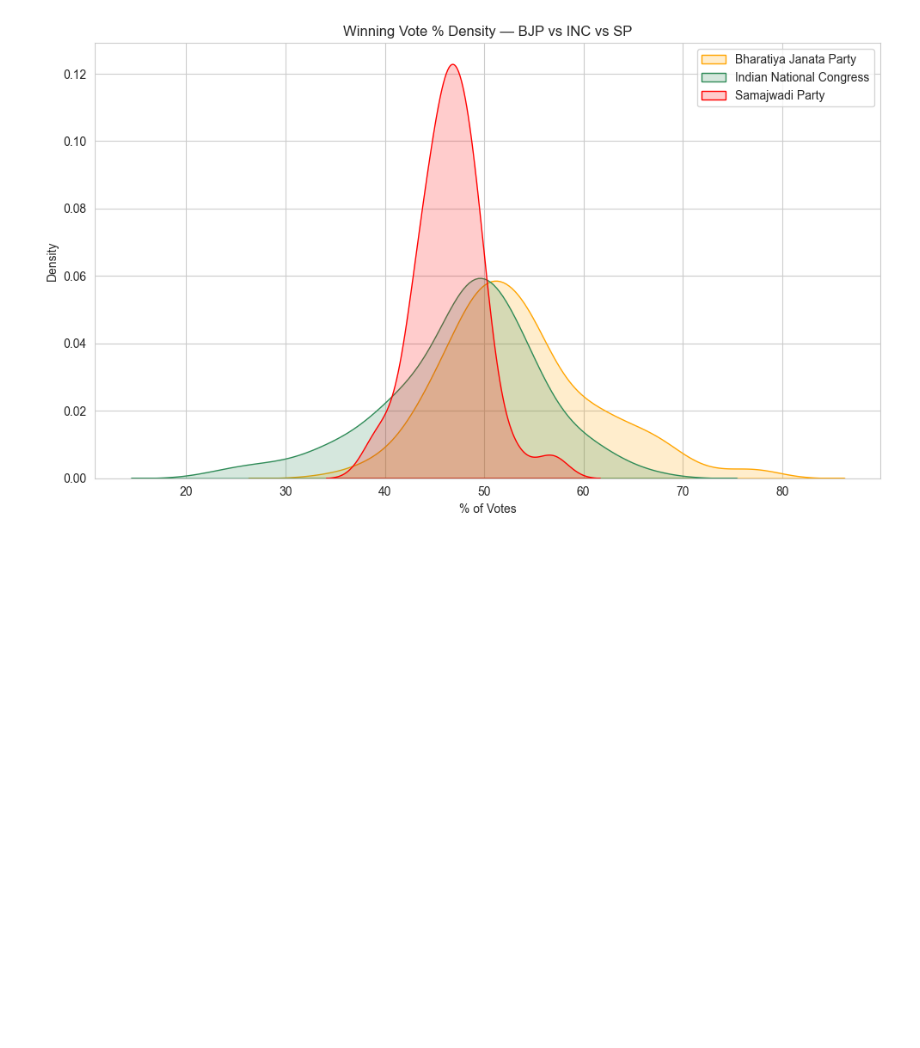
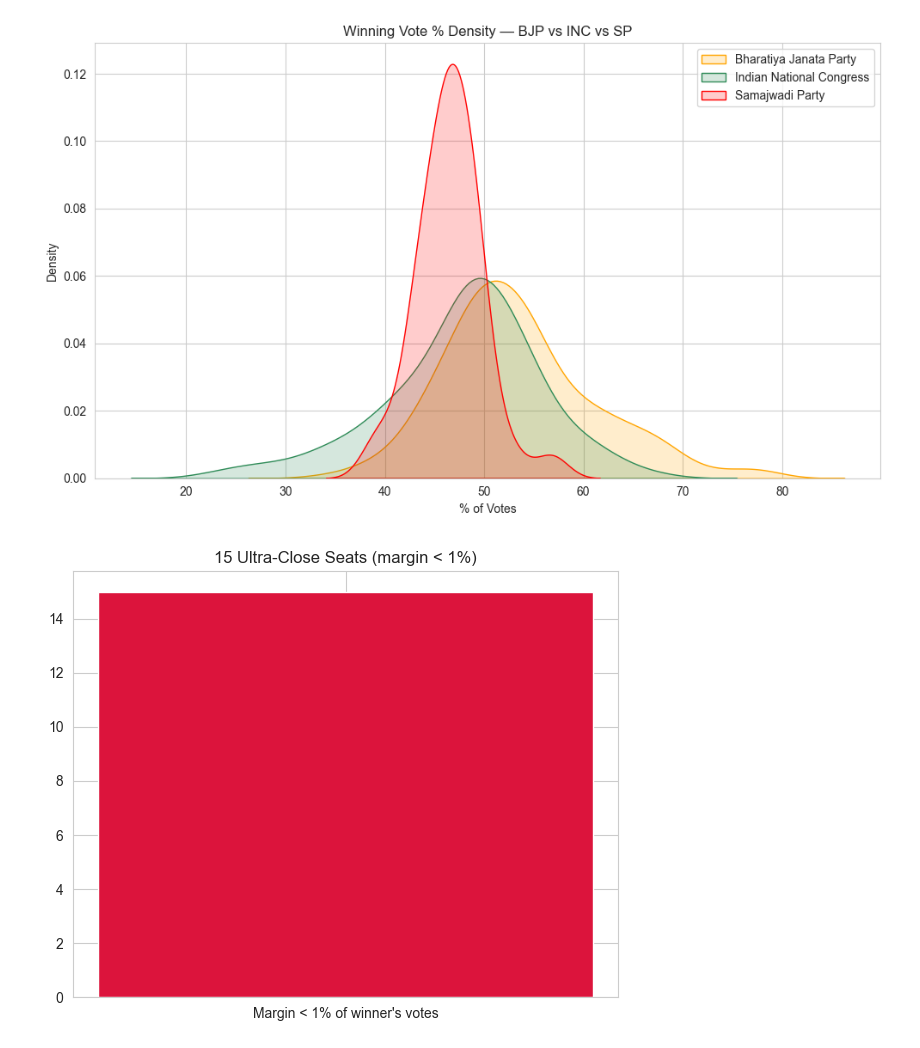
Before and after one commit to geershatisaxena/Election, a Jupyter notebook: res.ipynb, the cells around one changed output. Cells and saved outputs as stored; diff of their text form; code cells hidden in the pictures; blank space fills up the shorter version.

```diff
--- a/res.ipynb
+++ b/res.ipynb
@@ -1519,3 +1519,11 @@ plt.legend()
 plt.tight_layout()
 # %% [output]
 [figure]
+# %%
+ultra_close = merged[merged["Relative_margin_pct"] < 1]
+plt.figure(figsize=(6, 5))
+plt.bar(["Margin < 1% of winner's votes"], [len(ultra_close)], color="crimson")
+plt.title(f"{len(ultra_close)} Ultra-Close Seats (margin < 1%)")
+plt.tight_layout()
+# %% [output]
+[figure, added]
```
Also changed, not shown: parts of 2 cells of this notebook.
